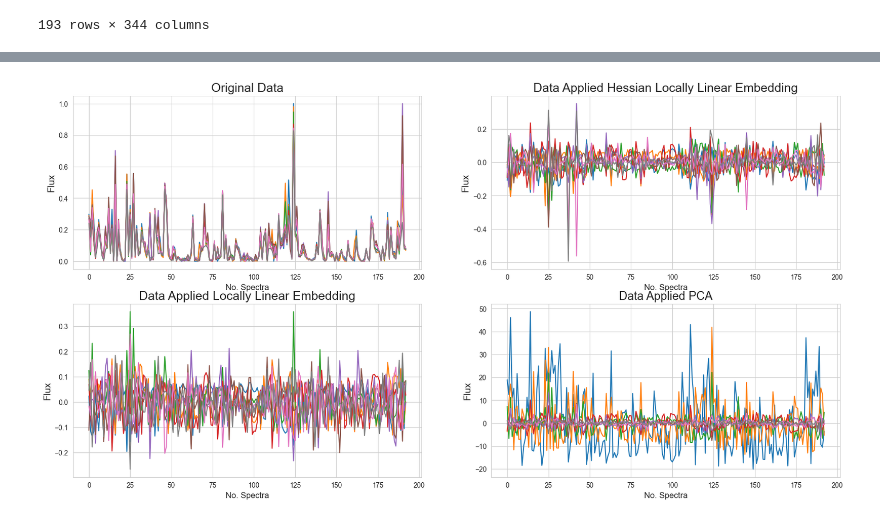
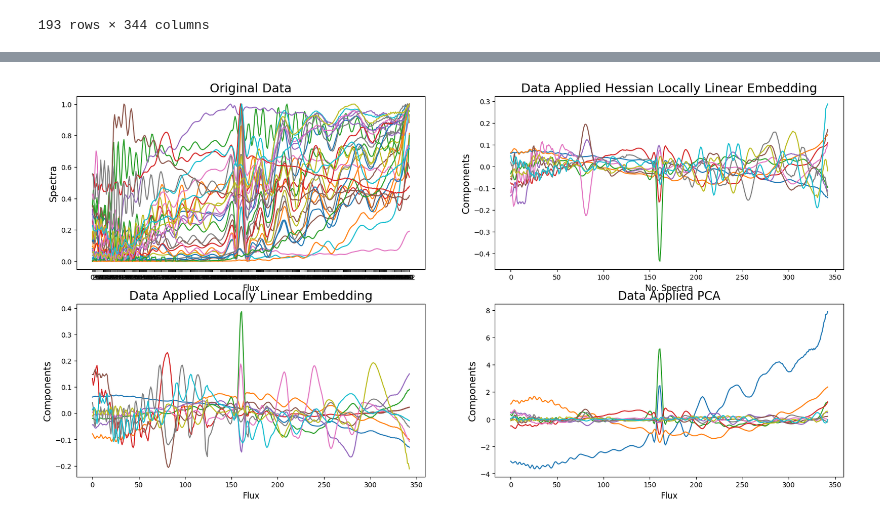
Before and after one commit to opcruz/gaiaDR3ML, a Jupyter notebook: GaiaXpy/dimensionality_reduction/Reduction_algorithm_SY.ipynb, the cells around one changed output, grey strips where cells are left out. Drawn from its saved outputs; the diff is of its cells as text; code cells hidden in the pictures.

```diff
--- a/GaiaXpy/dimensionality_reduction/Reduction_algorithm_SY.ipynb
+++ b/GaiaXpy/dimensionality_reduction/Reduction_algorithm_SY.ipynb
@@ -99,0 +27,2 @@ fig.show()
+# %%
+data_t =  data_t.drop(labels='id', axis=0)
@@ -126,2 +99,5 @@ plt.show()
 # %%
 from sklearn.decomposition import PCA
+pca_data = PCA(n_components=10)
+pca_transformed = pca_data.fit_transform(data_t)
+pca_transformed_data = pd.DataFrame(pca_transformed)
@@ -149,0 +147,5 @@ pca_transformed_data
+# %%
+# Perform LLE on the data
+lle = LocallyLinearEmbedding(n_components=10, n_neighbors=70)
+lle_transformed = lle.fit_transform(data_t)
+lle_transformed_data = pd.DataFrame(lle_transformed)
@@ -149,0 +194,6 @@ pca_transformed_data
+# %%
+# Perform HLLE on the data
+#for method hessian, n_neighbours must be a greater than [n_components * (n_components +3) /2 ]
+hlle = LocallyLinearEmbedding(n_components=10, n_neighbors=80, method='hessian', eigen_solver='dense')
+hlle_transformed = hlle.fit_transform(data_t)
+hlle_transformed_data = pd.DataFrame(hlle_transformed)
@@ -150,30 +243,30 @@ pca_transformed_data
 # %%
 fig =  plt.figure(figsize=(20,10))
 ax = fig.subplots(2,2)
 ax[0,0].set_title("Original Data", fontsize=18)
-ax[0,0].set_ylabel("Flux", fontsize=14)
-ax[0,0].set_xlabel("No. Spectra", fontsize=12)
-ax[0,0].plot(data.iloc[0:193,:8])
+ax[0,0].set_ylabel("Spectra", fontsize=14)
+ax[0,0].set_xlabel("Flux", fontsize=12)
+ax[0,0].plot(data_t.iloc[:,:30])
 
 ax[0,1].set_title("Data Applied Hessian Locally Linear Embedding", fontsize=18)
-ax[0,1].set_ylabel("Flux", fontsize=14)
+ax[0,1].set_ylabel("Components", fontsize=14)
 ax[0,1].set_xlabel("No. Spectra", fontsize=12)
-ax[0,1].plot(hlle_transformed_data.iloc[0:193,0:8])
+ax[0,1].plot(hlle_transformed_data)
 
 
 ax[1,0].set_title("Data Applied Locally Linear Embedding", fontsize=18)
-ax[1,0].set_ylabel("Flux", fontsize=14)
-ax[1,0].set_xlabel("No. Spectra", fontsize=12)
-ax[1,0].plot(lle_transformed_data.iloc[0:193,0:8])
+ax[1,0].set_ylabel("Components", fontsize=14)
+ax[1,0].set_xlabel("Flux", fontsize=12)
+ax[1,0].plot(lle_transformed_data)
 
 #PCA
 ax[1,1].set_title("Data Applied PCA", fontsize=17)
-ax[1,1].set_ylabel("Flux", fontsize=14)
-ax[1,1].set_xlabel("No. Spectra", fontsize=12)
-ax[1,1].plot(pca_transformed_data.iloc[0:193,0:8])
+ax[1,1].set_ylabel("Components", fontsize=14)
+ax[1,1].set_xlabel("Flux", fontsize=12)
+ax[1,1].plot(pca_transformed_data)
 
 fig.show()
 #plt.plot(lle_transformed[0:20])
 #plt.plot(data[0:100:5])
 # %% [output]
-[figure, old version]
+[figure, new version]
```
Also changed, not shown: parts of 33 cells of this notebook, 1 other file.
